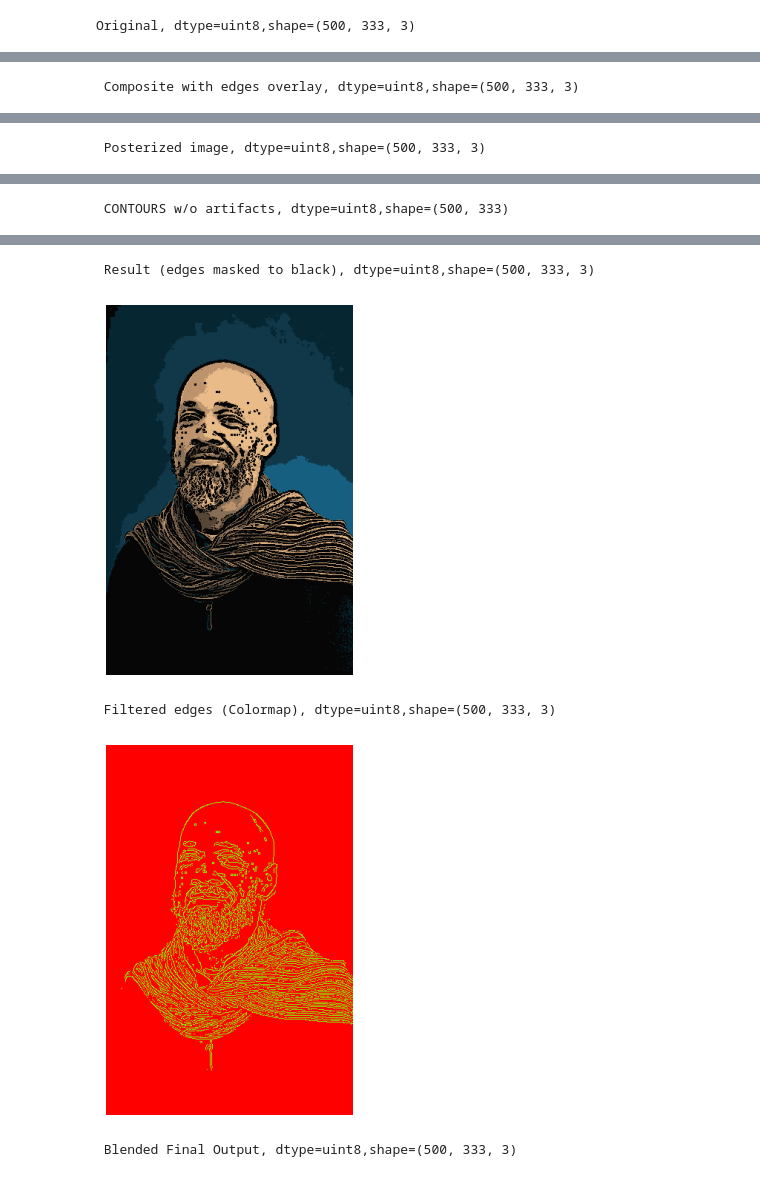
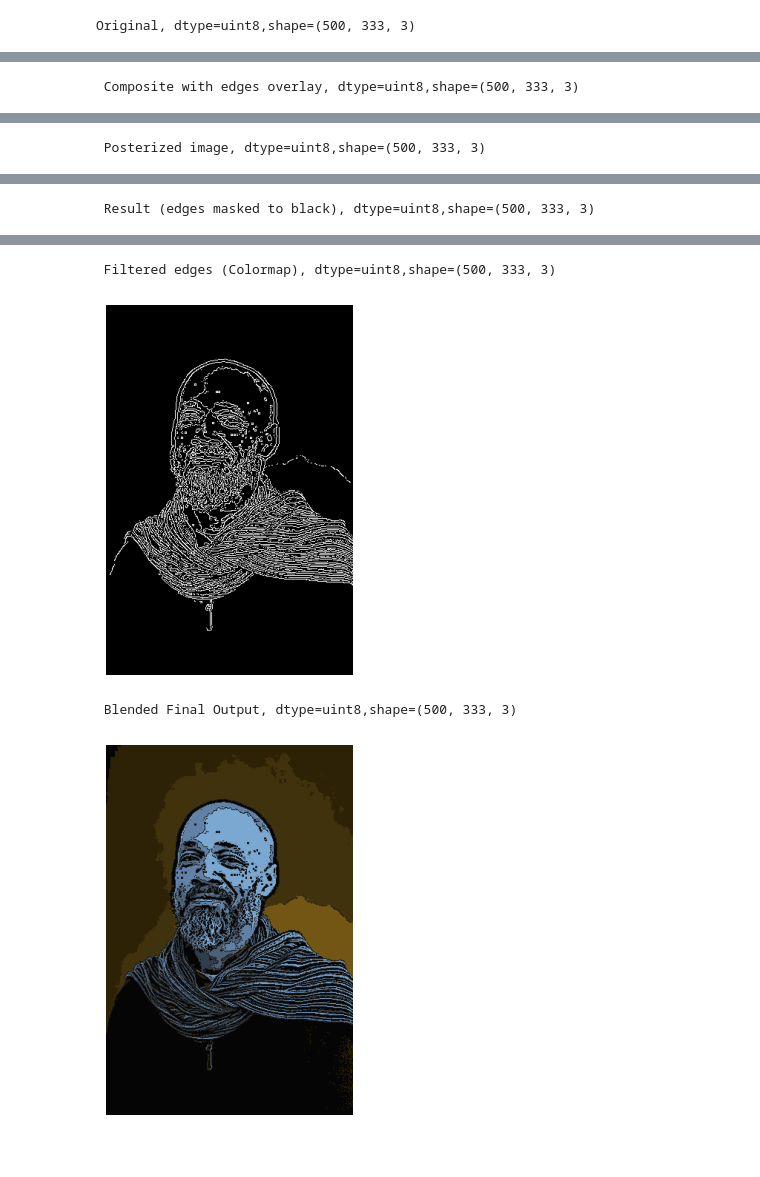
Before and after one commit to cormac-black/chekhovs-biscuit, a Jupyter notebook: Copy_of_back_at_it.ipynb, the cells around one changed output, grey strips where cells are left out. Cells and saved outputs as stored; diff of their text form; code cells hidden in the pictures.

```diff
--- a/Copy_of_back_at_it.ipynb
+++ b/Copy_of_back_at_it.ipynb
@@ -75,7 +75,7 @@ def posterize_it(img):
 
 def canny1_img(img):
   img_GRAY = cv2.cvtColor(img, cv2.COLOR_RGB2GRAY)
-  edges1 = cv2.Canny(img_GRAY, 230, 240)
+  edges1 = cv2.Canny(img_GRAY, 125, 150)
   kernel = np.ones((1,1), np.uint8)
   dilated_edges = cv2.dilate(edges1, kernel, iterations=1)
 
@@ -84,32 +84,9 @@ def canny1_img(img):
 
   img_GRAY_blur = cv2.medianBlur(img_GRAY, 3)
 
-  img_filtered = cv2.applyColorMap(dilated_edges, cv2.COLORMAP_WINTER)
+  img_filtered = cv2.applyColorMap(dilated_edges, cv2.COLORMAP_BONE)
 
   return result, img_filtered
-
-def canny2_img(img):
-  # FIX: Use parameter 'img' instead of global 'img_raw'
-  # FIX: Assuming 'img' passed is BGR as 'img_raw' is BGR.
-  gray_img = cv2.cvtColor(img,cv2.COLOR_BGR2GRAY)
-  edges = cv2.Canny(gray_img, threshold1=100, threshold2= 200)
-
-  kernel = cv2.getStructuringElement(cv2.MORPH_RECT, (5,5,))
-  closed = cv2.morphologyEx(edges, cv2.MORPH_CLOSE, kernel)
-
-  opened = cv2.morphologyEx(closed, cv2.MORPH_OPEN, kernel)
-
-  contours, _ = cv2.findContours(opened, cv2.RETR_EXTERNAL, cv2.CHAIN_APPROX_SIMPLE)
-
-  min_length = 100
-
-  output = np.zeros_like(opened)
-
-  for cnt in contours:
-    if cv2.arcLength(cnt, False) > min_length:
-      cv2.drawContours(output, [cnt], -1, 225, thickness=cv2.FILLED)
-
-  return output # FIX: Return the image with contours drawn, not the contours list
 
 def add_Weighted(img1, img2):
 
@@ -142,10 +119,6 @@ posterized_img = posterize_it(composite)
 
 display_img(posterized_img, 'Posterized image')
 
-c_tours = canny2_img(img_raw)
-
-display_img(c_tours, 'CONTOURS w/o artifacts')
-
 result, img_filtered = canny1_img(posterized_img)
 
 display_img(result, 'Result (edges masked to black)')
@@ -166,4 +139,4 @@ Original, dtype=uint8,shape=(500, 333, 3)
 [figure]
  Posterized image, dtype=uint8,shape=(500, 333, 3)
 [figure]
- CONTOURS w/o artifacts, dtype=uint8,shape=(500, 333)
+ Result (edges masked to black), dtype=uint8,shape=(500, 333, 3)
@@ -171,5 +144,4 @@ Original, dtype=uint8,shape=(500, 333, 3)
- Result (edges masked to black), dtype=uint8,shape=(500, 333, 3)
+ Filtered edges (Colormap), dtype=uint8,shape=(500, 333, 3)
-[figure, old version]
+[figure, new version]
- Filtered edges (Colormap), dtype=uint8,shape=(500, 333, 3)
+ Blended Final Output, dtype=uint8,shape=(500, 333, 3)
-[figure, old version]
+[figure, new version]
- Blended Final Output, dtype=uint8,shape=(500, 333, 3)
```
Also changed, not shown: parts of 1 cell of this notebook.
